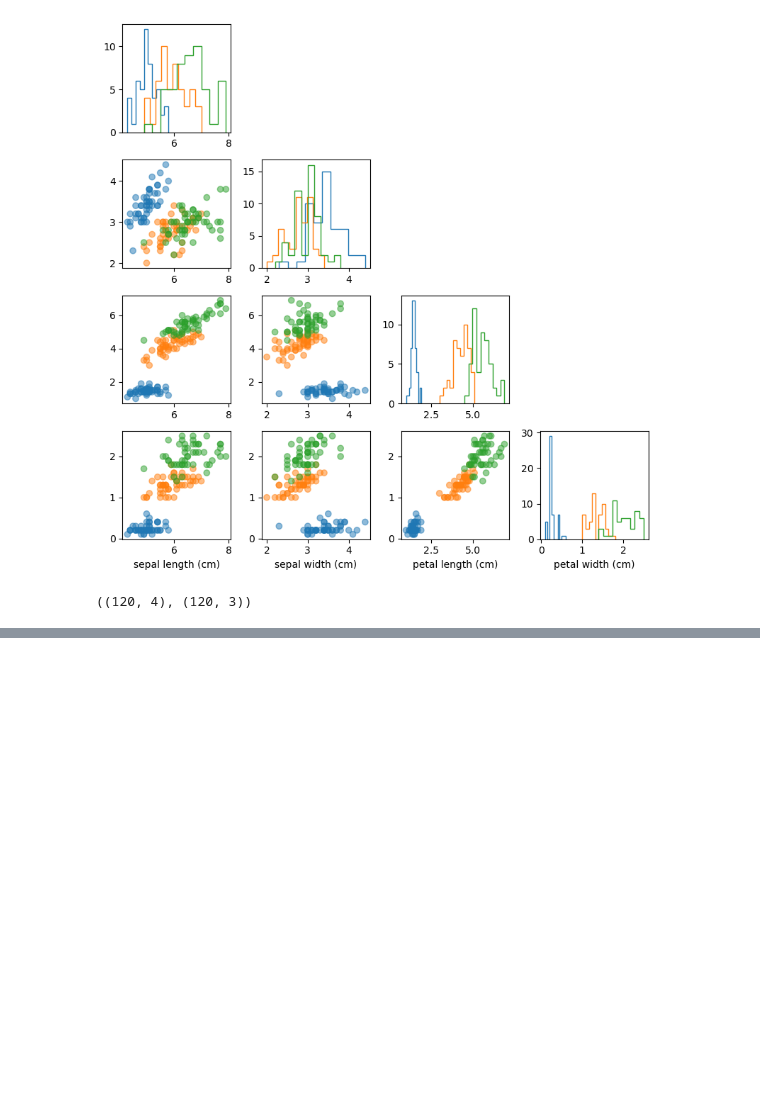
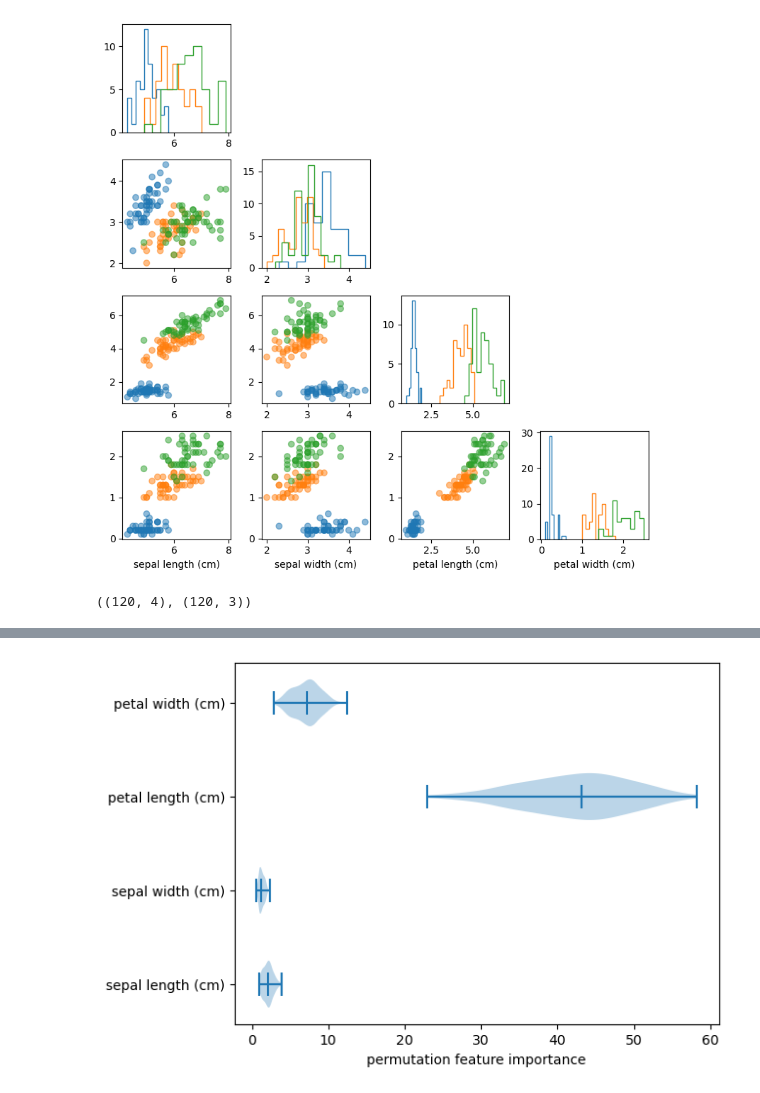
Before and after one commit to sangeetpaul/ml, a Jupyter notebook: mlp_iris.ipynb, the cells around one changed output, grey strips where cells are left out. Cells and saved outputs as stored; diff of their text form; code cells hidden in the pictures; blank space fills up the shorter version.

Commit message:
Permutation feature importance

```diff
--- a/mlp_iris.ipynb
+++ b/mlp_iris.ipynb
@@ -68,0 +84,8 @@ plt.legend();
+# %%
+FI = permutation_feature_importance(model, X_test, y_test)
+# %%
+plt.violinplot(FI.T, orientation='horizontal', showmedians=True)
+plt.yticks(np.arange(FI.shape[0])+1, data.feature_names)
+plt.xlabel("permutation feature importance");
+# %% [output]
+[figure, added]
```
Also changed, not shown: parts of 8 cells of this notebook, 1 other file.
